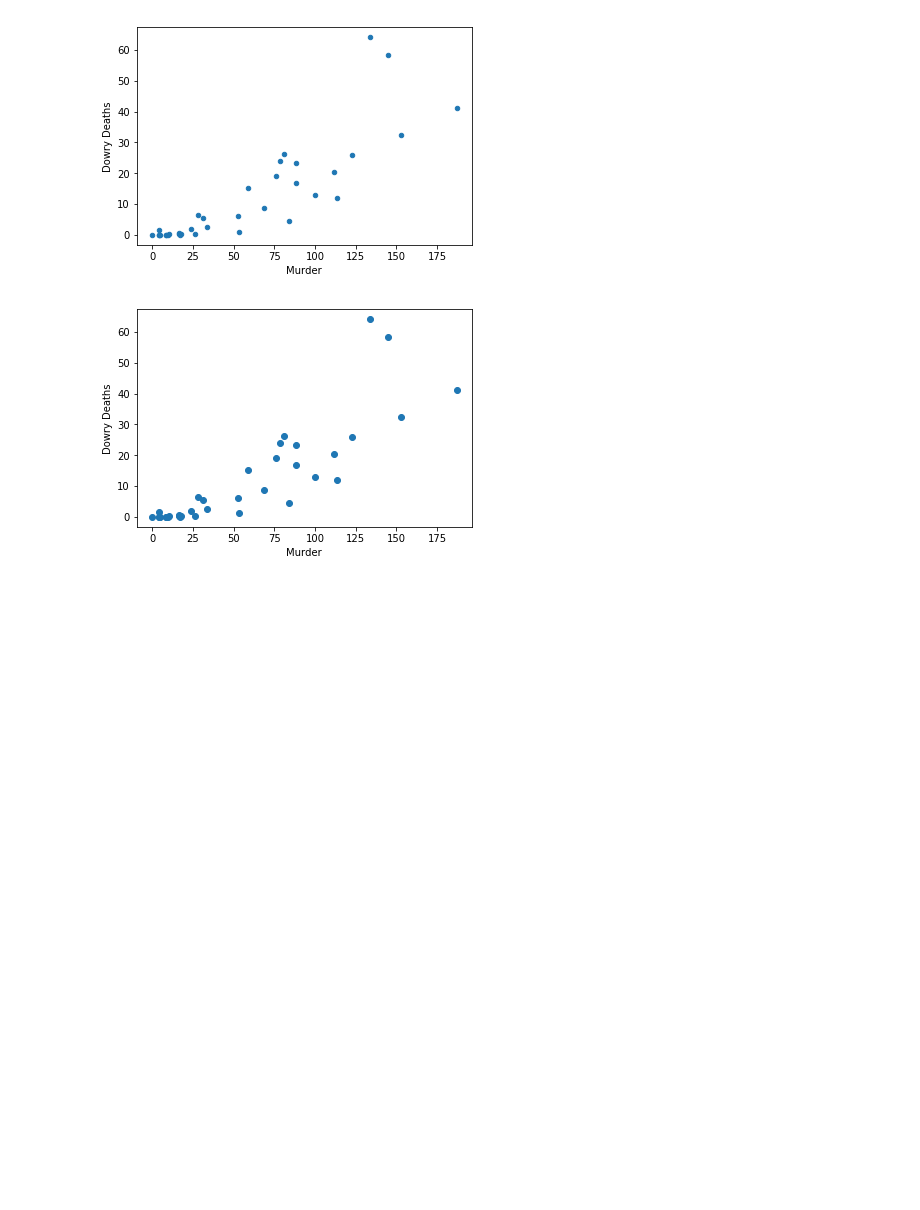
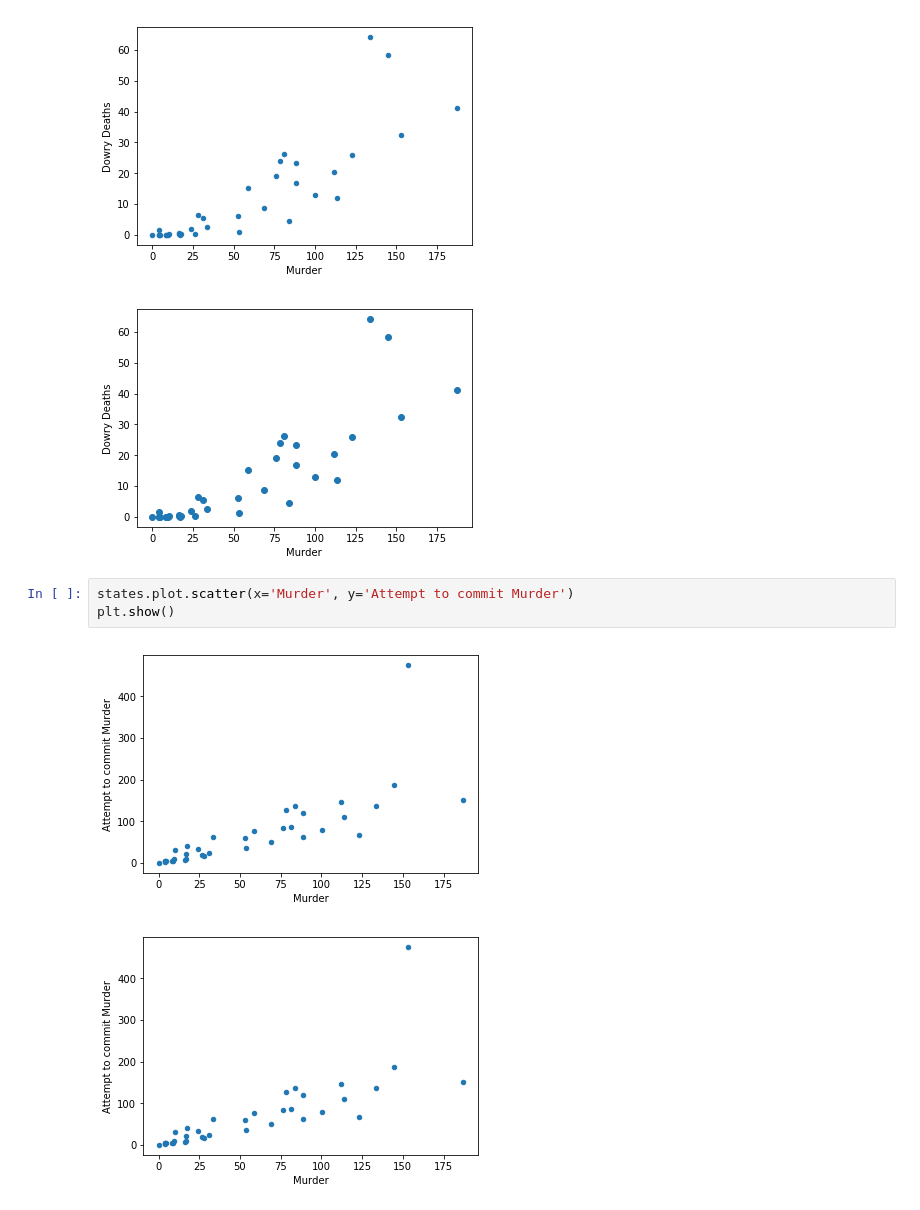
Before and after one commit to afcarl/Indian-Crime-Data, a Jupyter notebook: CrimeData.ipynb, the cells around one changed output. Saved outputs shown, nothing was run; the diff lists cells and outputs as text; blank space fills up the shorter version.

```diff
--- a/CrimeData.ipynb
+++ b/CrimeData.ipynb
@@ -345,3 +345,9 @@ plt.show()
 # %% [output]
 [figure]
 [figure]
+# %%
+states.plot.scatter(x='Murder', y='Attempt to commit Murder')
+plt.show()
+# %% [output]
+[figure, added]
+[figure, added]
```
Also changed, not shown: parts of 3 cells of this notebook.
